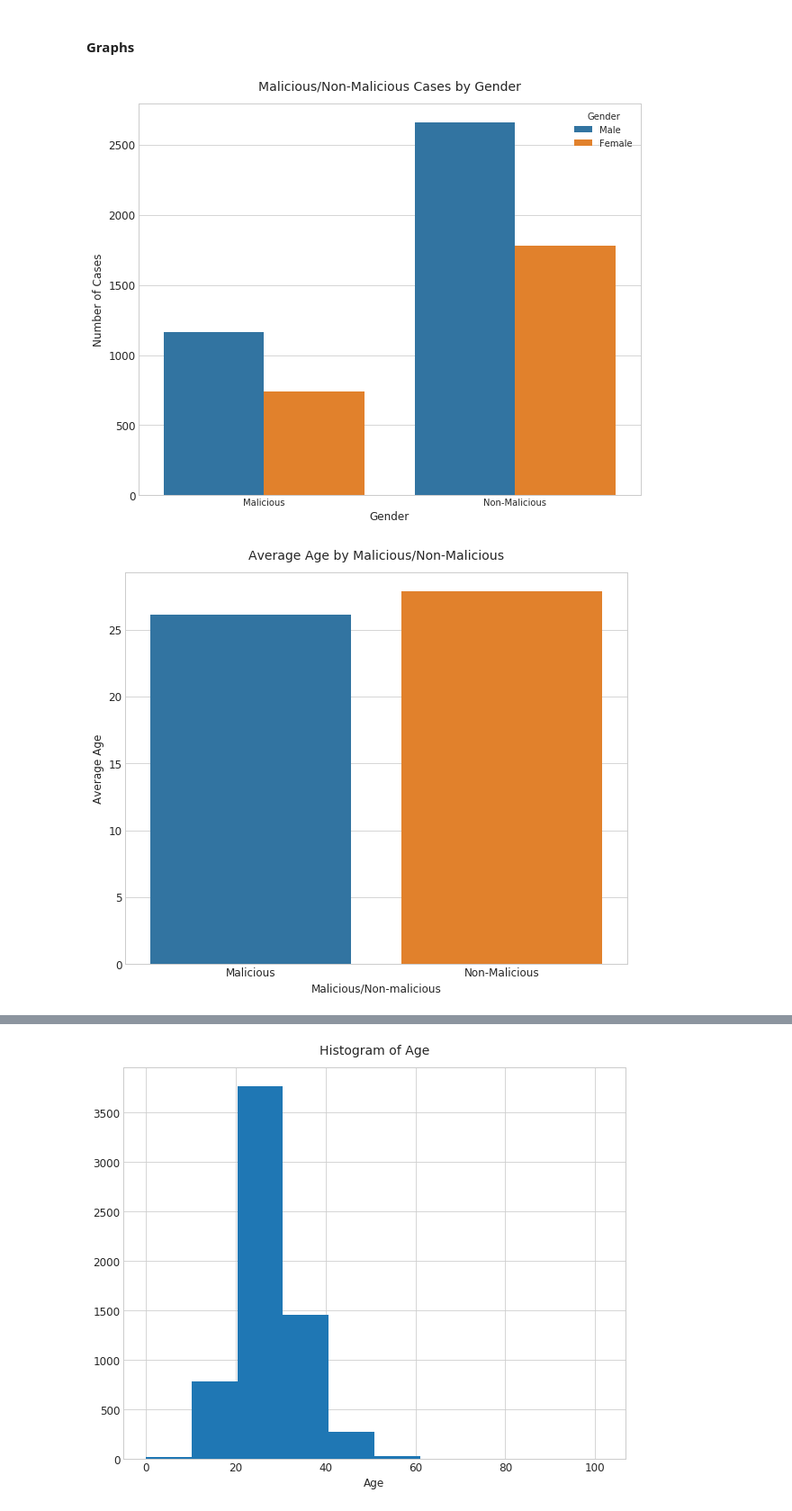
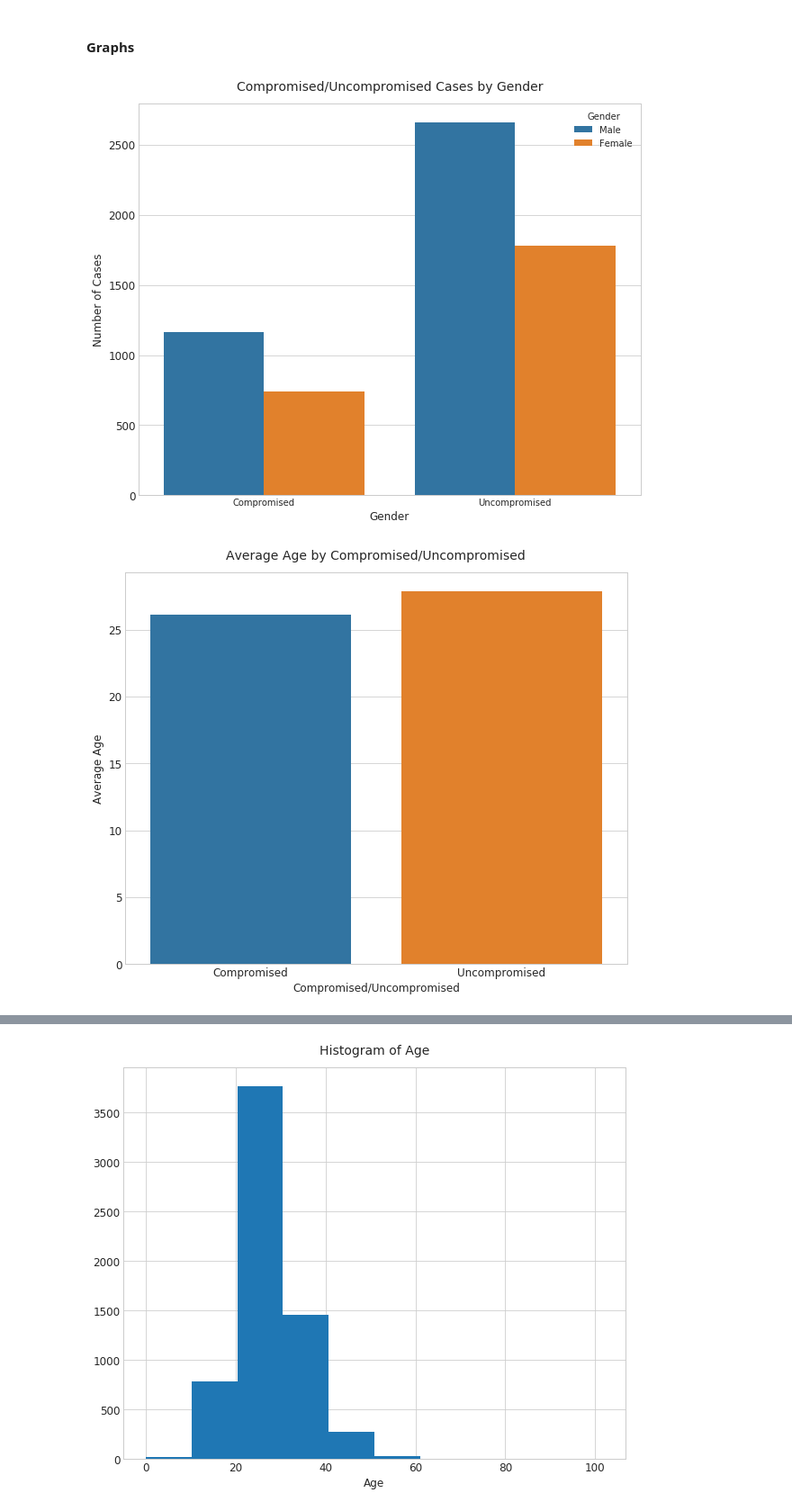
Before and after one commit to darshan-b/Twitter-Analysis, a Jupyter notebook: Analysis_of_Tweets_Users-Copy2.ipynb, the cells around one changed output, grey strips where cells are left out. Shown at 90% size. Saved outputs shown, nothing was run; the diff lists cells and outputs as text; code cells hidden in the pictures.

```diff
--- a/Analysis_of_Tweets_Users-Copy2.ipynb
+++ b/Analysis_of_Tweets_Users-Copy2.ipynb
@@ -204,7 +204,7 @@ def get_roc_curve_deep_learning(model,x_test,y_test):
 #### Graphs
 # %%
 df3=df2.copy(deep=True)
-df3.Malicious=df3.Malicious.apply(lambda x: 'Malicious' if x==1 else 'Non-Malicious')
+df3.Malicious=df3.Malicious.apply(lambda x: 'Compromised' if x==1 else 'Uncompromised')
 df3.Gender=df3.Gender.apply(lambda x: 'Female' if x==1 else 'Male')
 # %%
 sns.set_style('whitegrid')
@@ -213,25 +213,24 @@ sns.countplot(x='Malicious',data=df3,hue='Gender')
 plt.yticks(size=12)
 plt.xlabel('Gender',size=12)
 plt.ylabel('Number of Cases',size=12)
-plt.title('Malicious/Non-Malicious Cases by Gender',size=14,y=1.02)
-plt.sa
+plt.title('Compromised/Uncompromised Cases by Gender',size=14,y=1.02)
 plt.show()
 # %% [output]
-[figure, old version]
+[figure, new version]
 # %%
 avg_age=df3.groupby('Malicious')['Age'].mean()
 avg_age=pd.DataFrame(avg_age).reset_index()
 sns.set_style('whitegrid')
 plt.figure(figsize=(10,8))
 sns.barplot(x=avg_age['Malicious'],y=avg_age['Age'])
 plt.xticks(size=12)
 plt.yticks(size=12)
-plt.xlabel('Malicious/Non-malicious',size=12)
+plt.xlabel('Compromised/Uncompromised',size=12)
 plt.ylabel('Average Age',size=12)
-plt.title('Average Age by Malicious/Non-Malicious',size=14,y=1.02)
+plt.title('Average Age by Compromised/Uncompromised',size=14,y=1.02)
 plt.show()
 # %% [output]
-[figure, old version]
+[figure, new version]
 # %%
 avg_age=df3.groupby(['Malicious','Gender'])['Age'].mean()
 avg_age=pd.DataFrame(avg_age).reset_index()
```
Also changed, not shown: parts of 9 cells of this notebook.
